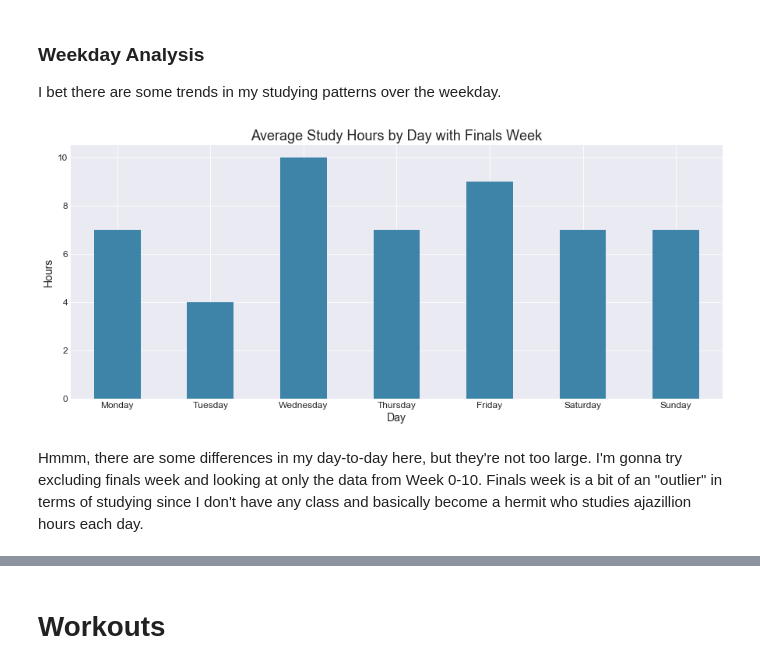
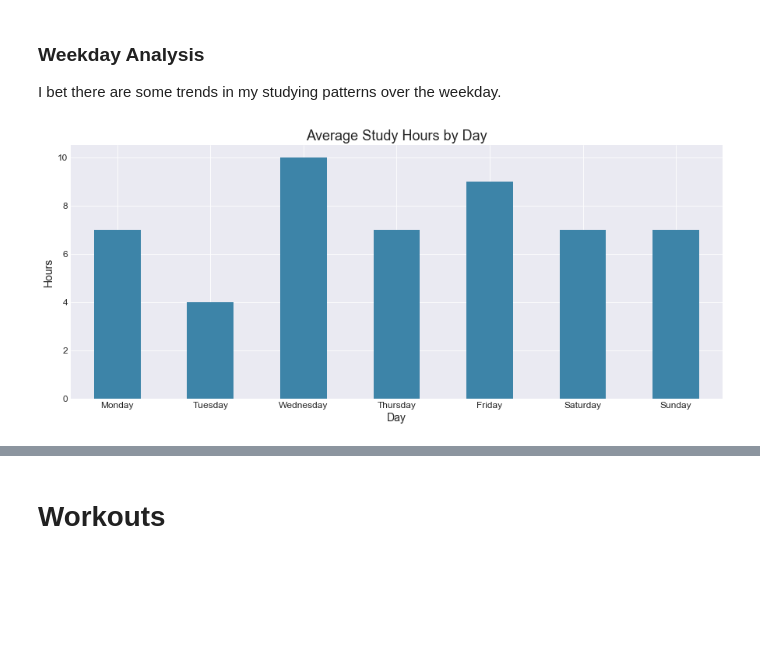
Before and after one commit to ashleyshine/ticktock, a Jupyter notebook: Tracking-Time.ipynb, the cells around one changed output, grey strips where cells are left out. Saved outputs shown, nothing was run; the diff lists cells and outputs as text; code cells hidden in the pictures; blank space fills up the shorter version.

Commit message:
remove 2nd study-by-day graph

```diff
--- a/Tracking-Time.ipynb
+++ b/Tracking-Time.ipynb
@@ -343,14 +343,12 @@ def group_by_weekday(df, function="size"):
 # reindex by weekday name to get correct order of Monday - Sunday
 studying_by_weekday = group_by_weekday(all_studying_data).reindex(calendar.day_name)
 # %%
-fig, ax = create_plot(title="Average Study Hours by Day with Finals Week", xlabel="Day",
+fig, ax = create_plot(title="Average Study Hours by Day", xlabel="Day",
                       ylabel="Hours")
 
 # trying to plot using ax.Bar() was more pain than it was worth trying to order the days
 studying_by_weekday.plot(kind='bar', color=tropical_colors[0], rot=0)
 
 plt.show()
 # %% [output]
-[figure, old version]
+[figure, new version]
-# %% [markdown]
-Hmmm, there are some differences in my day-to-day here, but they're not too large. I'm gonna try excluding finals week and looking at only the data from Week 0-10. Finals week is a bit of an "outlier" in terms of studying since I don't have any class and basically become a hermit who studies ajazillion hours each day.
```
Also changed, not shown: parts of 3 cells of this notebook.
